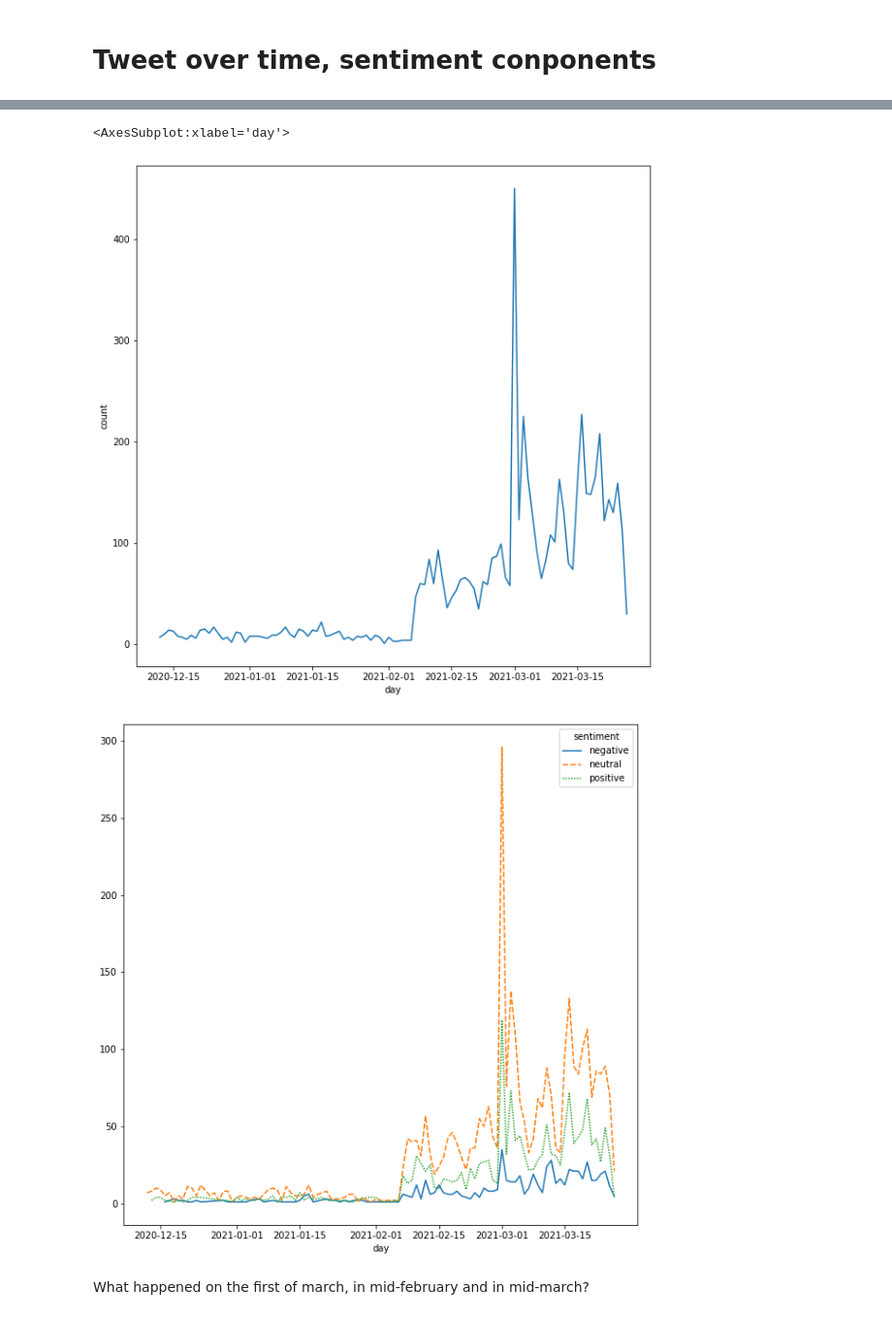
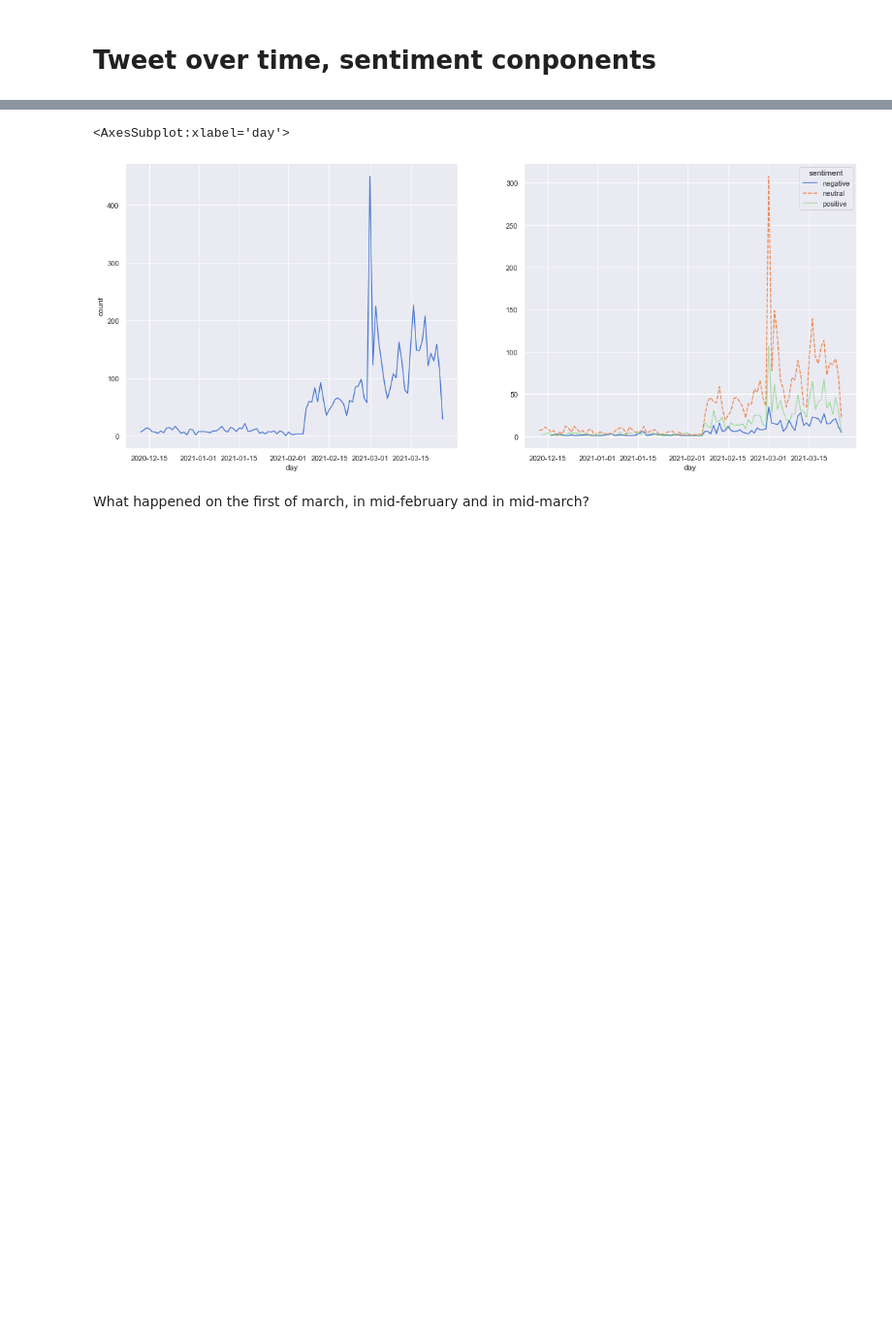
Before and after one commit to BiBa-01/Capstone_Covid, a Jupyter notebook: FullTweets.ipynb, the cells around one changed output, grey strips where cells are left out. Shown at 97% size. Cells and saved outputs as stored; diff of their text form; code cells hidden in the pictures; blank space fills up the shorter version.

Commit message:
Tweets more EDA

```diff
--- a/FullTweets.ipynb
+++ b/FullTweets.ipynb
@@ -338,5 +257,5 @@ stopwords = nltk.corpus.stopwords.words('english')
 # %%
-def clean_tweet_blob(x):
+def clean_tweet_vader(x):
     ''' Pre process and convert texts to a list of words
     method inspired by method from eliorc github repo: https://github.com/eliorc/Medium/blob/master/MaLSTM.ipynb'''
     x = str(x)
@@ -359,18 +278,18 @@ def clean_tweet_blob(x):
     #remove special characters
     x = ' '.join(re.findall(r'\w+', x))
     #stemming
-    x = ' '.join([stemmer.stem(word) for word in x.split() ])
+    #x = ' '.join([stemmer.stem(word) for word in x.split() ])
     #lemmatizing
-    x = ' '.join([lemmatizer.lemmatize(word) for word in x.split() ])
+    #x = ' '.join([lemmatizer.lemmatize(word) for word in x.split() ])
     #removing stop words
     x = ' '.join([word for word in x.split() if word not in stopwords])
     #removing numbers
-    x = re.sub("^\d+\s|\s\d+\s|\s\d+$", " ", x)
+    #x = re.sub("^\d+\s|\s\d+\s|\s\d+$", " ", x)
     #x = x.split()
 
     return x
 # %%
-df_tweety.text = df_tweety.text.apply(lambda x: clean_tweet_blob(x))
+df_tweety.text = df_tweety.text.apply(lambda x: clean_tweet_vader(x))
 # %% [markdown]
 # First sentiment analysis (VADER)
 # %%
@@ -420,0 +333,8 @@ Name: sentiment, dtype: int64
+# %%
+df_tweety['scores'] = scores
+#df_twee.sentiment.value_counts()/len(df_tweety)
+
+import statsmodels.formula.api as smf
+
+# mpg explained by horsepower and weight
+smf.ols(formula='scores ~ user_followers + retweets + user_favourites + user_friends + favorites', data=df_tweety).fit().summary()
@@ -421,2 +348,12 @@ Name: sentiment, dtype: int64
 # %% [markdown]
 ## Sentiment Plotting
+# %%
+sns.set_theme()
+sns.set_palette('muted')
+plt.figure(figsize = (8,6))
+#Print users (verified/unverified), "verified" meaning that they are recognized to have some sort of official character
+ax = sns.countplot(x='user_verified', data=df_tweety)
+ax.set(xlabel='', ylabel='number of users', title='number of verified and unverified users')
+plt.xticks(ticks=[False,True], labels=['unverified','verified'])
+plt.show()
+print(f'From {df_tweety.shape[0]} accounts, {round(df_tweety.user_verified.mean()*100, 2)}% have the status \'verified\'')
@@ -570,19 +508,21 @@ global_vacc_senti.to_csv('Data/global_vacc_senti.csv')
 # %%
 over_days = df_tweety.groupby(['day'])['index'].count().reset_index()
 over_days.columns = ['day', 'count']
 
-f, ax = plt.subplots(1,1, figsize=(10, 10))
+tweety_wide = pd.pivot_table(df_tweety, index='day', columns='sentiment', values='index', aggfunc=pd.Series.nunique)
+
+plt.figure(figsize = (20, 8))
+plt.subplot(1, 2, 1)
+
+plt.subplot(1, 2, 1)
 sns.lineplot(x="day", y="count",
              data=over_days)
 
-tweety_wide = pd.pivot_table(df_tweety, index='day', columns='sentiment', values='index', aggfunc=pd.Series.nunique)
-
-f, ax = plt.subplots(figsize=(10, 10))
+plt.subplot(1, 2, 2)
 sns.lineplot(data=tweety_wide)
 # %% [output]
 <AxesSubplot:xlabel='day'>
-[figure, old version]
+[figure, new version]
-[figure, removed]
 # %% [markdown]
 What happened on the first of march, in mid-february and in mid-march?
 # %% [markdown]
```
Also changed, not shown: parts of 31 cells of this notebook, 3 other files.
